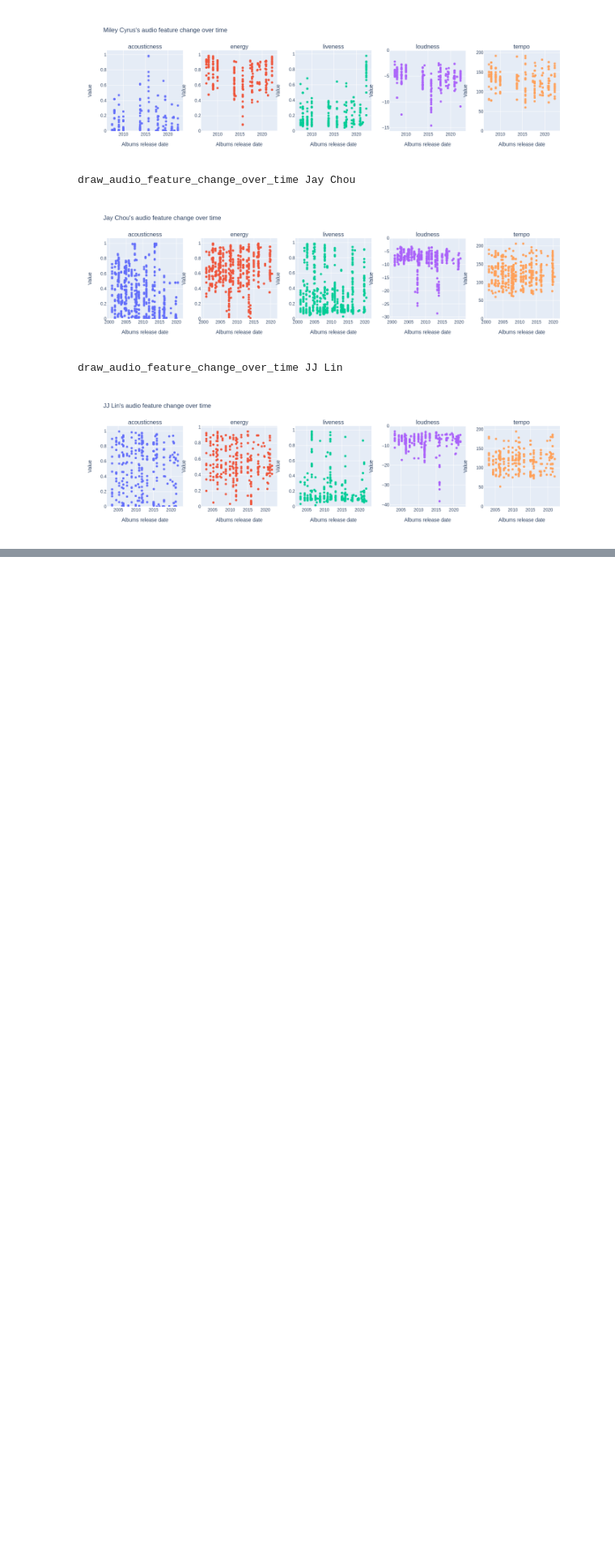
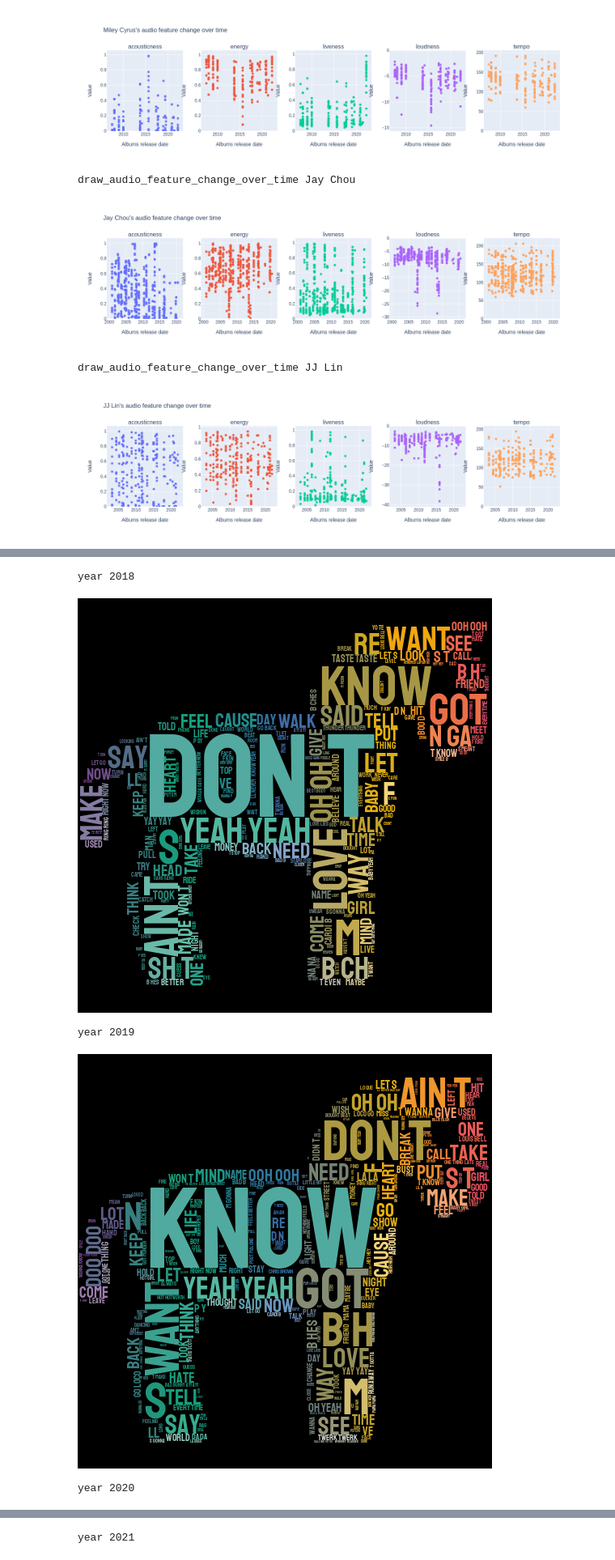
Before and after one commit to com-480-data-visualization/datavis-project-2022-shazam, a Jupyter notebook: dataset/crawler/notebook.ipynb, the cells around one changed output, grey strips where cells are left out. Shown at 81% size. Drawn from its saved outputs; the diff is of its cells as text; code cells hidden in the pictures; blank space fills up the shorter version.

```diff
--- a/dataset/crawler/notebook.ipynb
+++ b/dataset/crawler/notebook.ipynb
@@ -433,0 +603,45 @@ draw_audio_feature_change_over_time JJ Lin
+# %%
+def english_word_cloud_per_year(data: {}):
+    for y in data:
+        text = ""
+        for w in data[y]:
+            for t in data[y][w]:
+                if len(data[y][w][t]['lyrics']) > 0:
+                    text += " " + data[y][w][t]['lyrics'].replace("&apos;", " ")
+
+        os.system(f"mkdir -p \"out/word_cloud\"")
+        stylecloud.gen_stylecloud(text=text,
+                                    icon_name='fas fa-horse',
+                                    background_color='black',
+                                    gradient='horizontal',
+                                    output_name=f"out/word_cloud/english_{y}.png")
+        print(f"year {y}")
+        show_image(path=f"out/word_cloud/english_{y}.png")
+
+def chinese_word_cloud_per_year(data: {}):
+    text += " " + " ".join(jieba.cut(track.lyrics))
+
+    os.system(f"mkdir -p \"out/word_cloud\"")
+    name_split = singer.name.split(" ")
+    english_stop_words = ['verse', 'lyrics', 'chorus', 'pre']
+    english_stop_words += name_split
+    stylecloud.gen_stylecloud(text=text,
+                                icon_name='fas fa-horse',
+                                palette='colorbrewer.diverging.Spectral_11',
+                                font_path='NotoSansCJKsc-VF.otf', # https://github.com/googlefonts/noto-cjk/tree/main/Sans
+                                stopwords=True,
+                                custom_stopwords=english_stop_words,
+                                add_stopwords=True,
+                                background_color='black',
+                                gradient='horizontal',
+                                output_name=f"out/word_cloud/{singer.name}.png")
+    show_image(path=f"out/word_cloud/{singer.name}.png")
+
+
+english_word_cloud_per_year(data=trend_data_billboard)
+# %% [output]
+year 2018
+[figure, added]
+year 2019
+[figure, added]
+year 2020
@@ -433,0 +649 @@ draw_audio_feature_change_over_time JJ Lin
+year 2021
```
Also changed, not shown: parts of 8 cells of this notebook.
